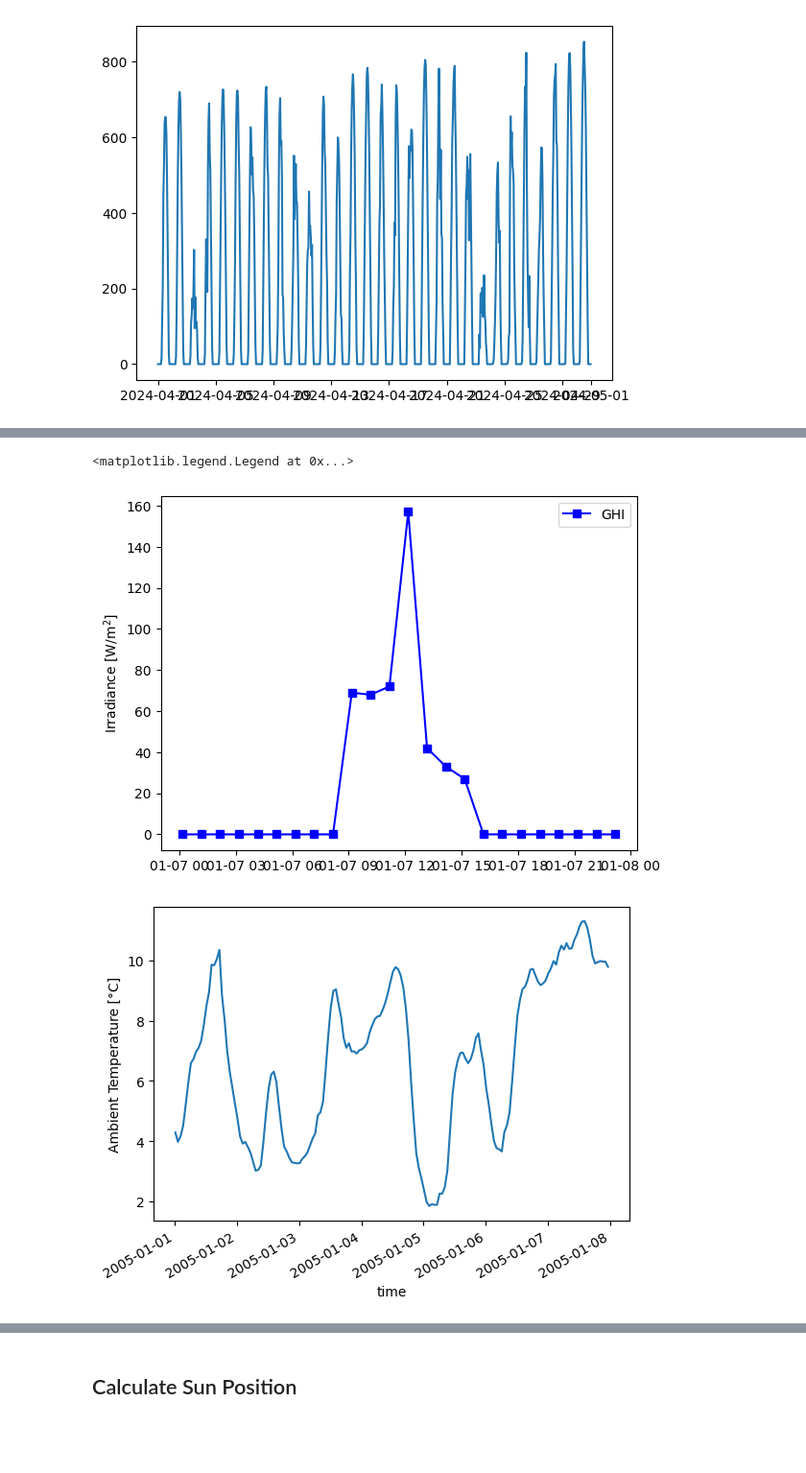
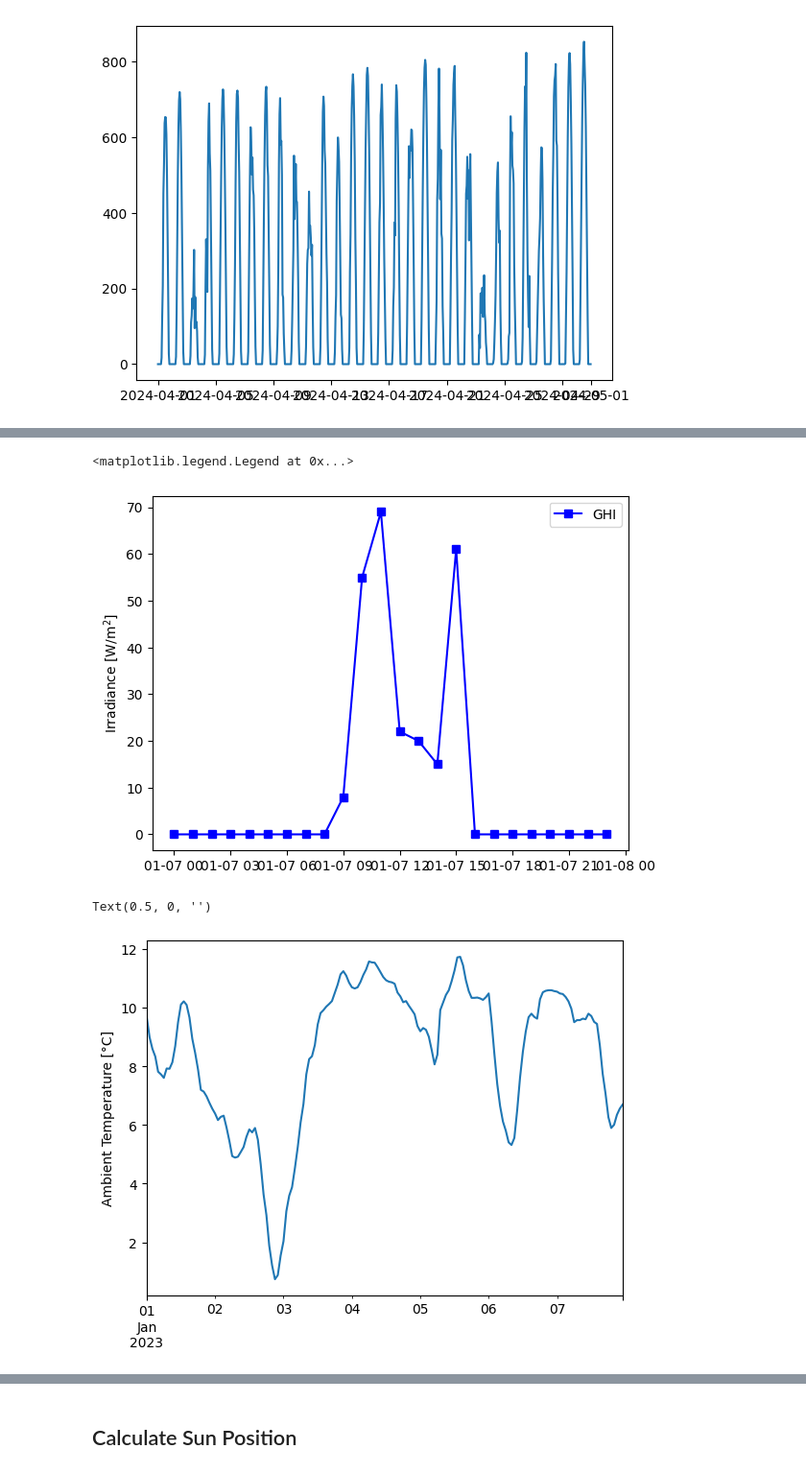
Before and after one commit to josephbenjamin/solar-model, a Jupyter notebook: solar-modelling.ipynb, the cells around one changed output, grey strips where cells are left out. Shown at 96% size. Cells and saved outputs as stored; diff of their text form; code cells hidden in the pictures; blank space fills up the shorter version.

```diff
--- a/solar-modelling.ipynb
+++ b/solar-modelling.ipynb
@@ -71,37 +103,21 @@ df_tmy.columns = ['GHI', 'DHI', 'DNI', 'Temperature', 'Wind Speed']
 # import csv from PV-GIS
 
 # Define the file paths
-input_file = 'data/Timeseries_51.483_-1.718_SA3_0deg_0deg_2005_2023.csv'
-stripped_file = 'data/PV-GIS_timeseries_stripped.csv'
+input_file = 'data/PVGIS_hourly_data_historical.csv'
 
-# Open the file and preprocess it
-with open(input_file, 'r') as infile, open(stripped_file, 'w') as outfile:
-    lines = infile.readlines()
-    # Write only the rows that are valid CSV data (strip rows 1-8 and 166546 onward)
-    for i, line in enumerate(lines):
-        if i > 7 and i < 166545:  # Keep rows between 8 and 166545 (inclusive)
-            outfile.write(line)
+# Read the CSV file, skipping the first two rows and parsing dates
+df_historical = pd.read_csv(input_file, parse_dates=True, index_col=0)
+df_tracker.index = pd.to_datetime(df_tracker.index, format='%Y%m%d:%H%M')
+# Truncate the minutes to the nearest hour
+truncated_index = df_historical.index.floor('H')
 
-# Now read the stripped CSV file
-df_csv = pd.read_csv(stripped_file, parse_dates=True, index_col=0)
+# Calculate how much the time has been truncated by
+time_truncated_by = df_historical.index - truncated_index
+
+# Apply the truncated index to the DataFrame
+df_historical.index = truncated_index
+
 
 # Display the first few rows of the processed DataFrame
-# Clean the index to ensure it is in pandas datetime format
-df_csv.index = pd.to_datetime(df_csv.index, format='%Y%m%d:%H%M')
-
-# Process the DataFrame to include only the required columns with new names
-df_historical = pd.DataFrame({
-    'GHI': df_csv['Gb(i)'] + df_csv['Gd(i)'],
-    'Temperature': df_csv['T2m'],
-    'Wind Speed': df_csv['WS10m']
-})
-
-# Ideally would store the minute past the hour for good order.
-df_historical.index = df_historical.index.floor('h') # truncate minutes data
-df_historical.index = df_historical.index + pd.Timedelta(hours=1) # shift hour by +1 so data is End of Period.
-
-print(type(df_historical.index))
-
-# Display the first few rows of the processed DataFrame
-print(df_historical.head(40))
+df_historical.loc['2018-01-01':].head(20)
 # %% [output]
@@ -133,7 +192,7 @@ plt.plot(df_jan['GHI'])
 # %%
 # select data source!
 # df = df_tmy
-df = df_historical
+df = df_historical[df_historical.index.year == 2023]
 # %%
 # Plotting the three irradiance fields
 
@@ -146,5 +225,5 @@ plt.ylabel('Irradiance [W/m$^2$]');
 # %%
-birthday = df.loc['2019-01-07':'2019-01-07']
+birthday = df.loc['2023-01-07':'2023-01-07']
 # plt.plot(birthday['DNI'], color='r')
 # plt.plot(birthday['DHI'], color='g', marker='.')
 plt.plot(birthday['GHI'], color='b', marker='s')
@@ -153,11 +232,13 @@ plt.ylabel('Irradiance [W/m$^2$]');
 plt.legend(['GHI'])
 # %% [output]
 <matplotlib.legend.Legend at 0x...>
-[figure, old version]
+[figure, new version]
 # %%
 first_week['Temperature'].plot()
 plt.ylabel('Ambient Temperature [°C]');
+plt.xlabel(None)
 # %% [output]
+Text(0.5, 0, '')
-[figure, old version]
+[figure, new version]
 # %%
 first_week['Wind Speed'].plot()
```
Also changed, not shown: parts of 25 cells of this notebook, 9 other files.
